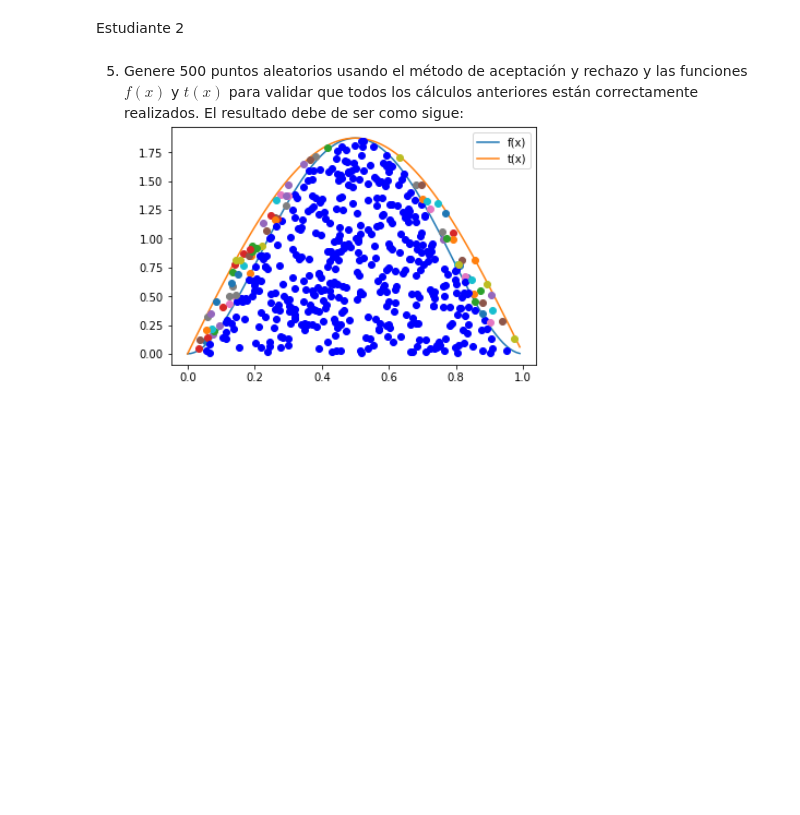
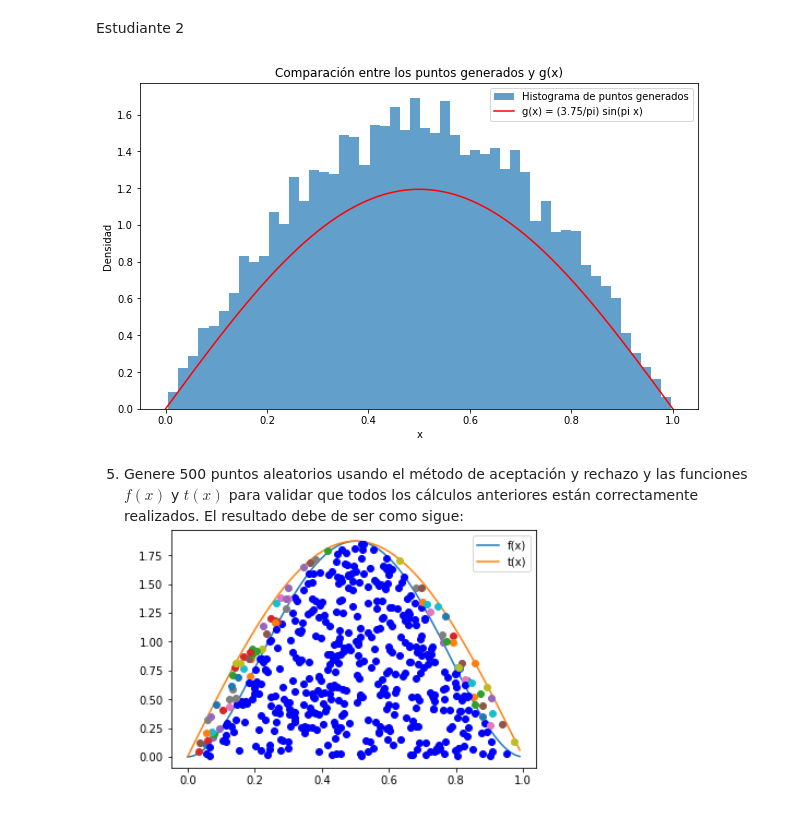
Before and after one commit to hectorfalomir/ProyectoConjunto_HJFalomir_AMartinez, a Jupyter notebook: Tarea5.ipynb, the cells around one changed output. Cells and saved outputs as stored; diff of their text form; code cells hidden in the pictures; blank space fills up the shorter version.

```diff
--- a/Tarea5.ipynb
+++ b/Tarea5.ipynb
@@ -134,6 +238,28 @@ plt.show()
 [figure]
 # %% [markdown]
 Estudiante 2
+# %%
+# Definir g(x) para el gráfico
+def g(x):
+    return (3.75/np.pi) * np.sin(np.pi * x)
+
+# Generar valores de x para el gráfico de g(x)
+x_values = np.linspace(0, 1, 1000)
+g_values = g(x_values)
+
+# Graficar el histograma de los puntos generados
+plt.figure(figsize=(10, 6))
+plt.hist(x_random, bins=50, density=True, alpha=0.7, label='Histograma de puntos generados')
+
+# Graficar g(x)
+plt.plot(x_values, g_values, color='red', label='g(x) = (3.75/pi) sin(pi x)')
+plt.title('Comparación entre los puntos generados y g(x)')
+plt.xlabel('x')
+plt.ylabel('Densidad')
+plt.legend()
+plt.show()
+# %% [output]
+[figure, added]
 # %% [markdown]
 5. Genere 500 puntos aleatorios usando el método de aceptación y rechazo y las funciones $f(x)$ y $t(x)$ para validar que todos los cálculos anteriores están correctamente realizados. El resultado debe de ser como sigue:
 ![image.png](attachment:image.png)
```
Also changed, not shown: parts of 10 cells of this notebook.
